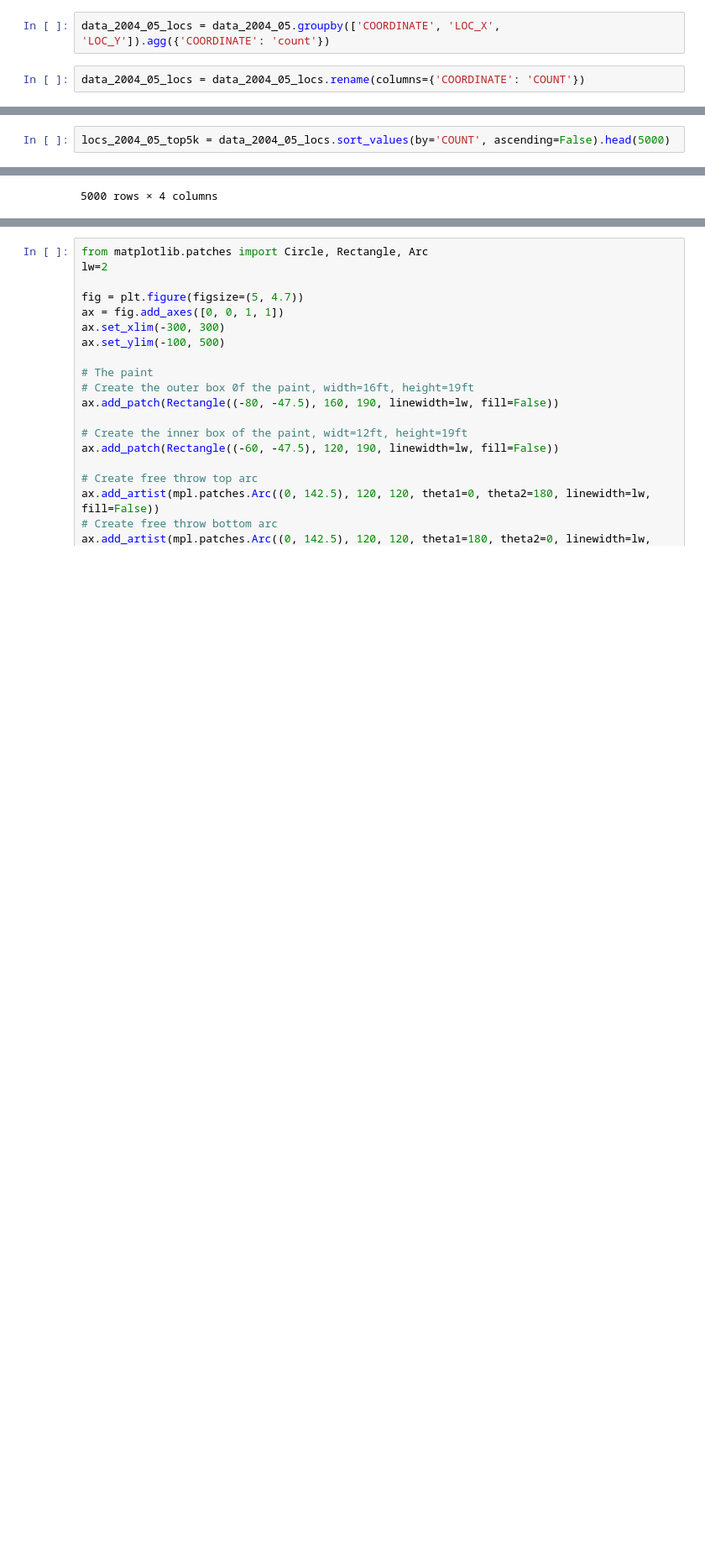
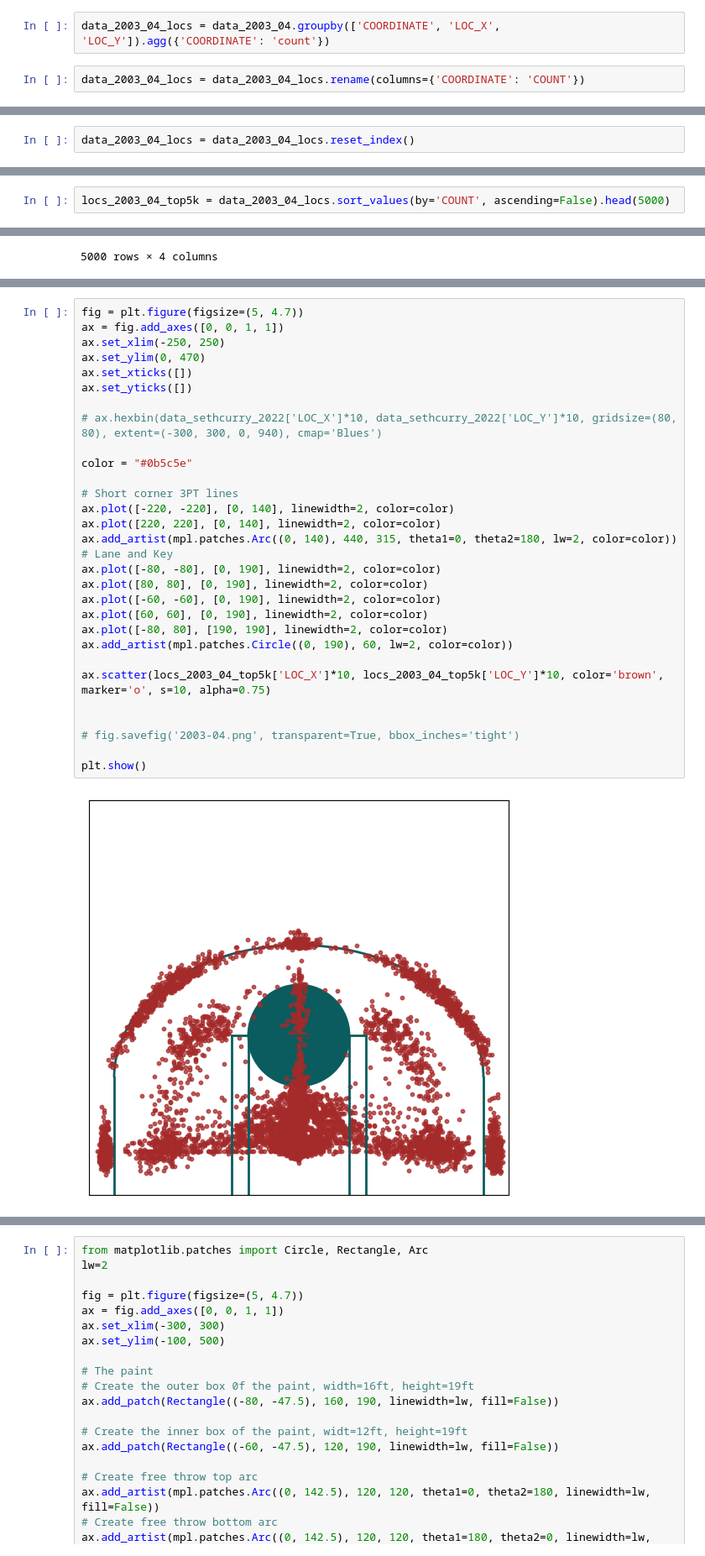
Before and after one commit to 92CMDiego/IH_pr_final_nba, a Jupyter notebook: shot_charts/shot_charts.ipynb, the cells around one changed output, grey strips where cells are left out. Shown: that part at 84% size. Cells and saved outputs as stored; diff of their text form; blank space fills up the shorter version.

```diff
--- a/shot_charts/shot_charts.ipynb
+++ b/shot_charts/shot_charts.ipynb
@@ -158,4 +158,4 @@ See the caveats in the documentation: https://pandas.pydata.org/pandas-docs/stab
 # %%
-data_2004_05_locs = data_2004_05.groupby(['COORDINATE', 'LOC_X', 'LOC_Y']).agg({'COORDINATE': 'count'})
+data_2003_04_locs = data_2003_04.groupby(['COORDINATE', 'LOC_X', 'LOC_Y']).agg({'COORDINATE': 'count'})
 # %%
-data_2004_05_locs = data_2004_05_locs.rename(columns={'COORDINATE': 'COUNT'})
+data_2003_04_locs = data_2003_04_locs.rename(columns={'COORDINATE': 'COUNT'})
@@ -179,0 +162,2 @@ data_2004_05_locs
+# %%
+data_2003_04_locs = data_2003_04_locs.reset_index()
@@ -180,2 +180,2 @@ data_2004_05_locs
 # %%
-locs_2004_05_top5k = data_2004_05_locs.sort_values(by='COUNT', ascending=False).head(5000)
+locs_2003_04_top5k = data_2003_04_locs.sort_values(by='COUNT', ascending=False).head(5000)
@@ -235,0 +238,32 @@ locs_2022_23_top5k
+# %%
+fig = plt.figure(figsize=(5, 4.7))
+ax = fig.add_axes([0, 0, 1, 1])
+ax.set_xlim(-250, 250)
+ax.set_ylim(0, 470)
+ax.set_xticks([])
+ax.set_yticks([])
+
+# ax.hexbin(data_sethcurry_2022['LOC_X']*10, data_sethcurry_2022['LOC_Y']*10, gridsize=(80, 80), extent=(-300, 300, 0, 940), cmap='Blues')
+
+color = "#0b5c5e"
+
+# Short corner 3PT lines
+ax.plot([-220, -220], [0, 140], linewidth=2, color=color)
+ax.plot([220, 220], [0, 140], linewidth=2, color=color)
+ax.add_artist(mpl.patches.Arc((0, 140), 440, 315, theta1=0, theta2=180, lw=2, color=color))
+# Lane and Key
+ax.plot([-80, -80], [0, 190], linewidth=2, color=color)
+ax.plot([80, 80], [0, 190], linewidth=2, color=color)
+ax.plot([-60, -60], [0, 190], linewidth=2, color=color)
+ax.plot([60, 60], [0, 190], linewidth=2, color=color)
+ax.plot([-80, 80], [190, 190], linewidth=2, color=color)
+ax.add_artist(mpl.patches.Circle((0, 190), 60, lw=2, color=color))
+
+ax.scatter(locs_2003_04_top5k['LOC_X']*10, locs_2003_04_top5k['LOC_Y']*10, color='brown', marker='o', s=10, alpha=0.75)
+
+
+# fig.savefig('2003-04.png', transparent=True, bbox_inches='tight')
+
+plt.show()
+# %% [output]
+[figure, added]
```
Also changed, not shown: parts of 12 cells of this notebook, 8 other files.
